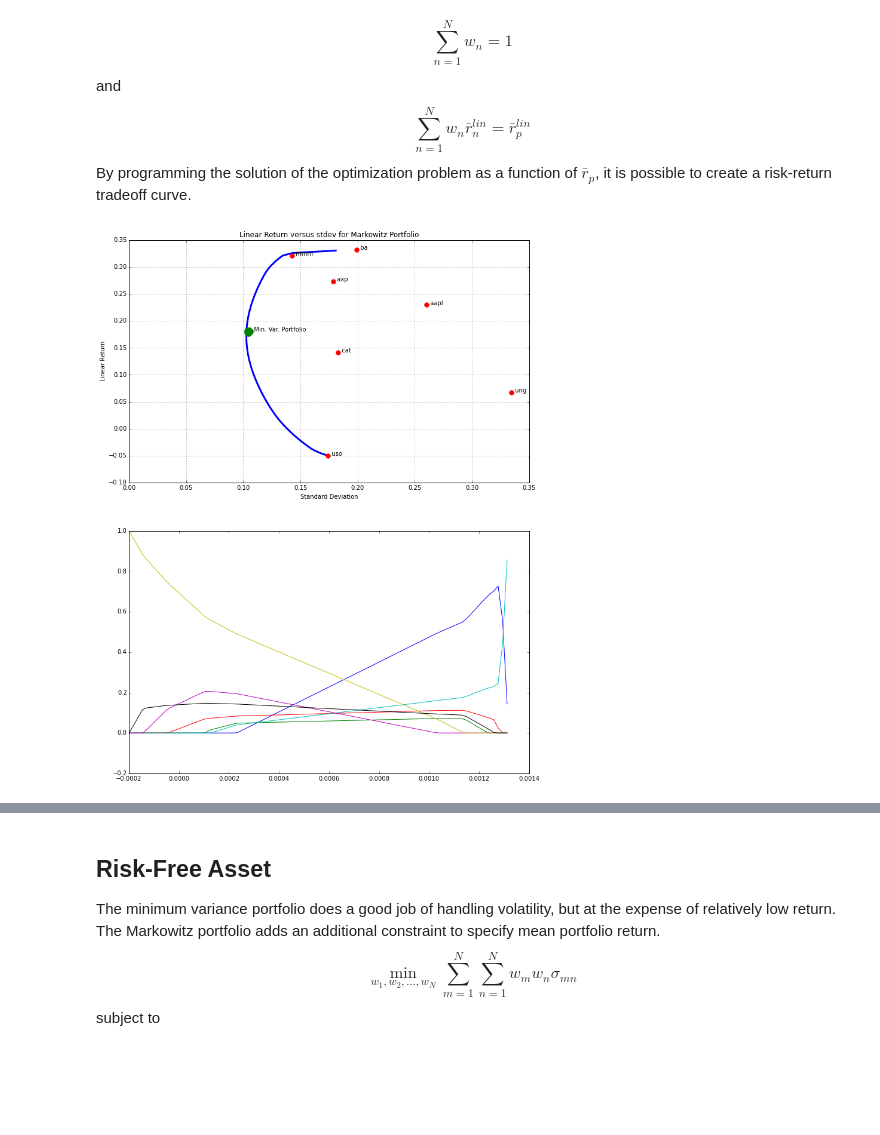
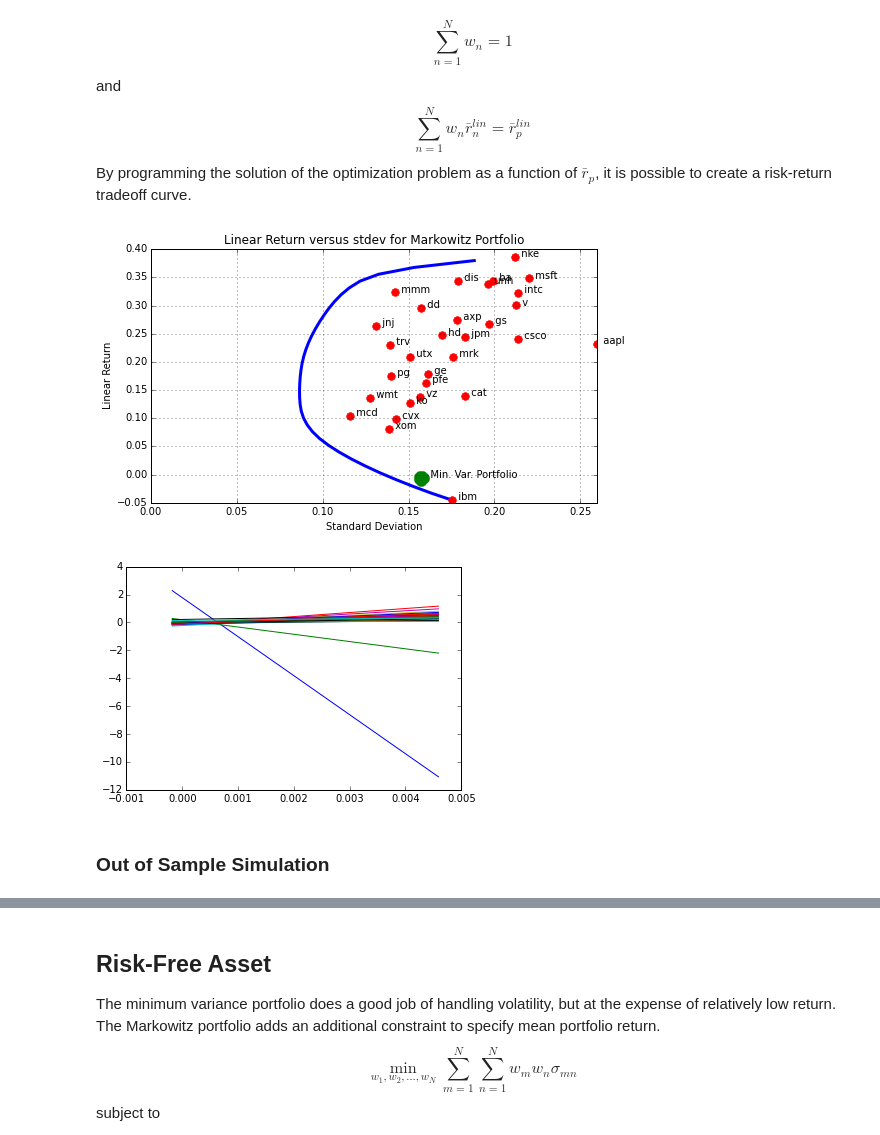
Before and after one commit to jckantor/CBE40455, a Jupyter notebook: notebooks/Portfolio Optimization.ipynb, the cells around one changed output, grey strips where cells are left out. Drawn from its saved outputs; the diff is of its cells as text; code cells hidden in the pictures; blank space fills up the shorter version.

```diff
--- a/notebooks/Portfolio Optimization.ipynb
+++ b/notebooks/Portfolio Optimization.ipynb
@@ -48,6 +48,9 @@ djia = ['mmm','axp','aapl','ba','cat','cvx','csco','ko','dis','dd',
 # Representative ETF's and ETN's from the energy sector
 energy = ['oil','uso','uga','uhn','kol','ung']
 
-syms = djia[0:8]
+# Standard indices
+indices = ['^dji','^gspc']
+
+syms = djia
 print syms
 # %% [output]
@@ -328,43 +337,45 @@ prob = cvx.Problem(cvx.Minimize(risk),
 # lists to store results of parameter scans
 r_data = []
 stdev_data = []
 w_data = []
 
 # scan solution as function of portfolio return
-for rp in np.linspace(rlin.min(),1.2*rlin.max(),100):
+for rp in np.linspace(rlin.min(),3.0*rlin.max(),100):
     r.value = rp
     s = prob.solve()
     if prob.status == "optimal":
         r_data.append(rp)
         stdev_data.append(np.sqrt(prob.solve()))
         w_data.append([u[0,0] for u in w.value])
 
-plt.figure(figsize=(12,16))
+plt.figure(figsize=(8,10))
 plt.subplot(211)
 
 # plot tradeoff curve
 plt.plot(np.sqrt(252.0)*np.array(stdev_data), 252.0*np.array(r_data), lw=3)
 for s in syms:
     plt.plot(np.sqrt(252.0)*stdev[s],252.0*rlin[s],'r.',ms=15)
     plt.text(np.sqrt(252.0)*stdev[s],252.0*rlin[s],"  {0:5<s}".format(s))
 
 plt.plot(np.sqrt(252.0)*stdevMinVar,252.0*rlinMinVar,'g.',ms=30)
 plt.text(np.sqrt(252.0)*stdevMinVar,252.0*rlinMinVar,'   Min. Var. Portfolio')
 
 plt.xlim(0.0,plt.xlim()[1])
 plt.title('Linear Return versus stdev for Markowitz Portfolio')
 plt.xlabel('Standard Deviation')
 plt.ylabel('Linear Return')
 plt.grid()
-
-
-# plot portfolio weights
-w_data = np.array(w_data)
-plt.subplot(212)
-for i in range(N):
-    plt.plot(r_data,w_data.T[i])
 # %% [output]
-[figure, old version]
+[figure, new version]
+# %%
+# plot portfolio weights
+w_data = np.array(w_data)
+for i in range(N):
+    plt.plot(r_data,w_data.T[i])
+# %% [output]
+[figure, added]
+# %% [markdown]
+### Out of Sample Simulation
 # %%
 end = datetime.datetime.now()
 start = end - datetime.timedelta(3*365)
```
Also changed, not shown: parts of 14 cells of this notebook, 3 other files.
